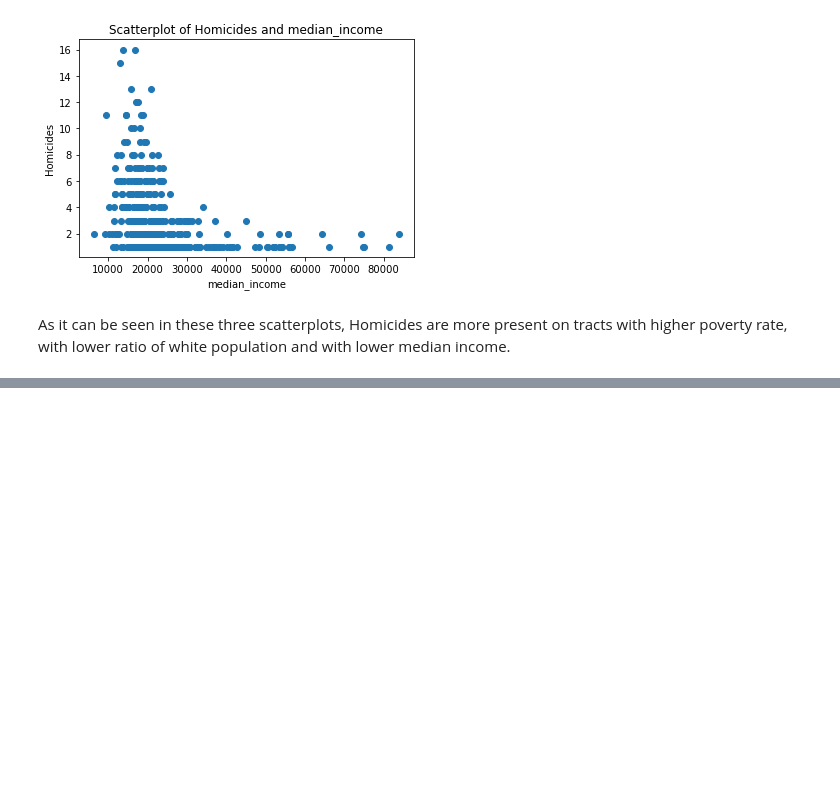
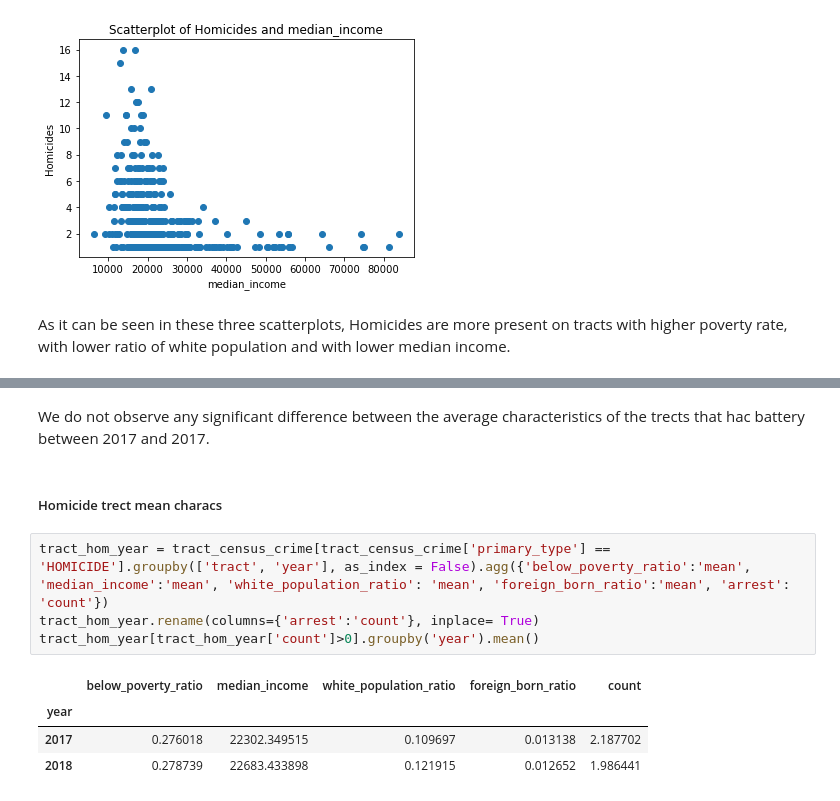
Before and after one commit to cariasmartelo/MLPP, a Jupyter notebook: HW1/HW1.ipynb, the cells around one changed output, grey strips where cells are left out. Cells and saved outputs as stored; diff of their text form; blank space fills up the shorter version.

```diff
--- a/HW1/HW1.ipynb
+++ b/HW1/HW1.ipynb
@@ -208,0 +219,13 @@ As it can be seen in these three scatterplots, Homicides are more present on tra
+# %% [markdown]
+We do not observe any significant difference between the average characteristics of the trects that hac battery between 2017 and 2017.
+# %% [markdown]
+##### Homicide trect mean characs
+# %%
+tract_hom_year = tract_census_crime[tract_census_crime['primary_type'] == 'HOMICIDE'].groupby(['tract', 'year'], as_index = False).agg({'below_poverty_ratio':'mean', 'median_income':'mean', 'white_population_ratio': 'mean', 'foreign_born_ratio':'mean', 'arrest': 'count'})
+tract_hom_year.rename(columns={'arrest':'count'}, inplace= True)
+tract_hom_year[tract_hom_year['count']>0].groupby('year').mean()
+# %% [output]
+|  | below_poverty_ratio | median_income | white_population_ratio | foreign_born_ratio | count |
+| year |  |  |  |  |  |
+| 2017 | 0.276018 | 22302.349515 | 0.109697 | 0.013138 | 2.187702 |
+| 2018 | 0.278739 | 22683.433898 | 0.121915 | 0.012652 | 1.986441 |
```
Also changed, not shown: parts of 7 cells of this notebook, 4 other files.
